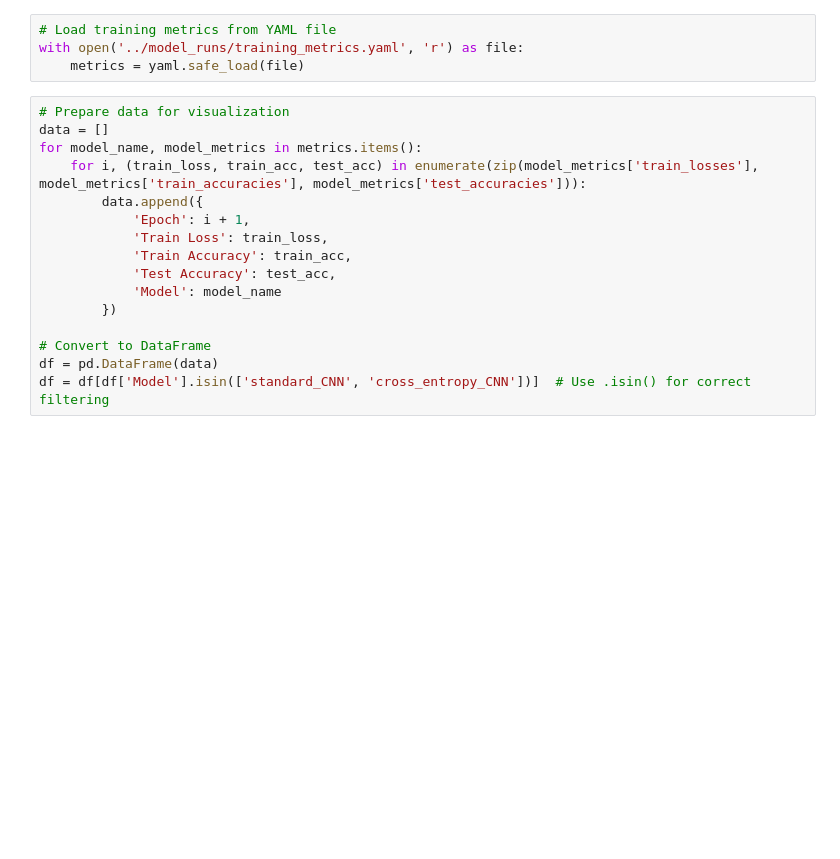
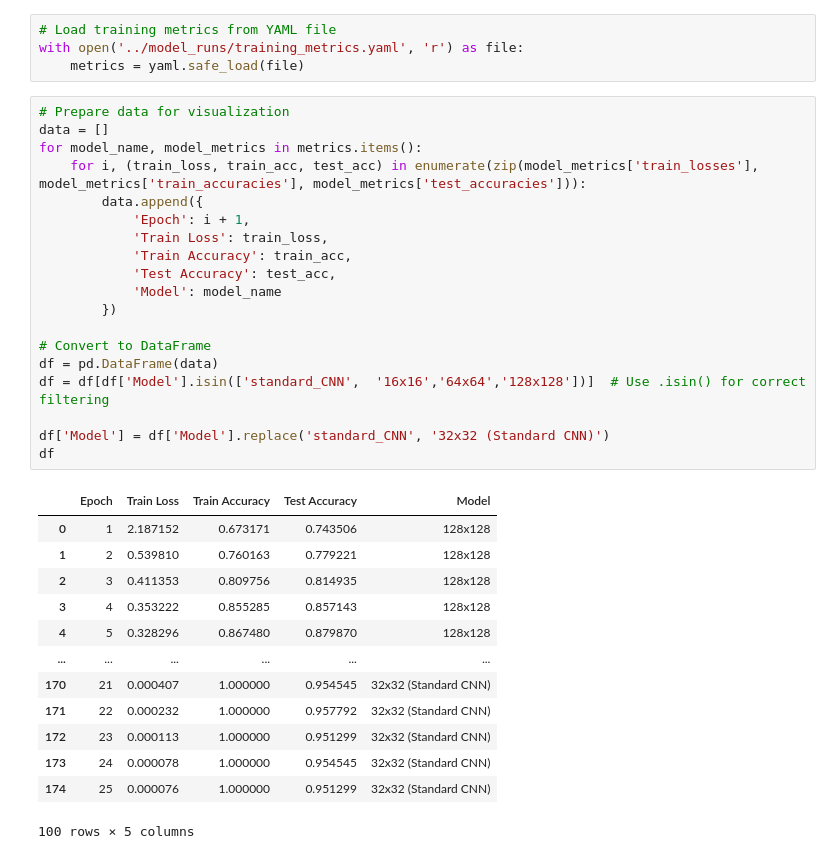
Before and after one commit to williampham7/142B-Lebron, a Jupyter notebook: model_runs/all_models_graph.ipynb, the cells around one changed output. Saved outputs shown, nothing was run; the diff lists cells and outputs as text; blank space fills up the shorter version.

```diff
--- a/model_runs/all_models_graph.ipynb
+++ b/model_runs/all_models_graph.ipynb
@@ -13,19 +13,36 @@ with open('../model_runs/training_metrics.yaml', 'r') as file:
 # %%
 # Prepare data for visualization
 data = []
 for model_name, model_metrics in metrics.items():
     for i, (train_loss, train_acc, test_acc) in enumerate(zip(model_metrics['train_losses'], model_metrics['train_accuracies'], model_metrics['test_accuracies'])):
         data.append({
             'Epoch': i + 1,
             'Train Loss': train_loss,
             'Train Accuracy': train_acc,
             'Test Accuracy': test_acc,
             'Model': model_name
         })
 
 # Convert to DataFrame
 df = pd.DataFrame(data)
-df = df[df['Model'].isin(['standard_CNN', 'cross_entropy_CNN'])]  # Use .isin() for correct filtering
+df = df[df['Model'].isin(['standard_CNN',  '16x16','64x64','128x128'])]  # Use .isin() for correct filtering
+
+df['Model'] = df['Model'].replace('standard_CNN', '32x32 (Standard CNN)')
+df
+# %% [output]
+|  | Epoch | Train Loss | Train Accuracy | Test Accuracy | Model |
+| 0 | 1 | 2.187152 | 0.673171 | 0.743506 | 128x128 |
+| 1 | 2 | 0.539810 | 0.760163 | 0.779221 | 128x128 |
+| 2 | 3 | 0.411353 | 0.809756 | 0.814935 | 128x128 |
+| 3 | 4 | 0.353222 | 0.855285 | 0.857143 | 128x128 |
+| 4 | 5 | 0.328296 | 0.867480 | 0.879870 | 128x128 |
+| ... | ... | ... | ... | ... | ... |
+| 170 | 21 | 0.000407 | 1.000000 | 0.954545 | 32x32 (Standard CNN) |
+| 171 | 22 | 0.000232 | 1.000000 | 0.957792 | 32x32 (Standard CNN) |
+| 172 | 23 | 0.000113 | 1.000000 | 0.951299 | 32x32 (Standard CNN) |
+| 173 | 24 | 0.000078 | 1.000000 | 0.954545 | 32x32 (Standard CNN) |
+| 174 | 25 | 0.000076 | 1.000000 | 0.951299 | 32x32 (Standard CNN) |
+100 rows × 5 columns
 # %%
 # Set Seaborn style
 sns.set(style="whitegrid")
```
Also changed, not shown: parts of 1 cell of this notebook, 4 other files.
